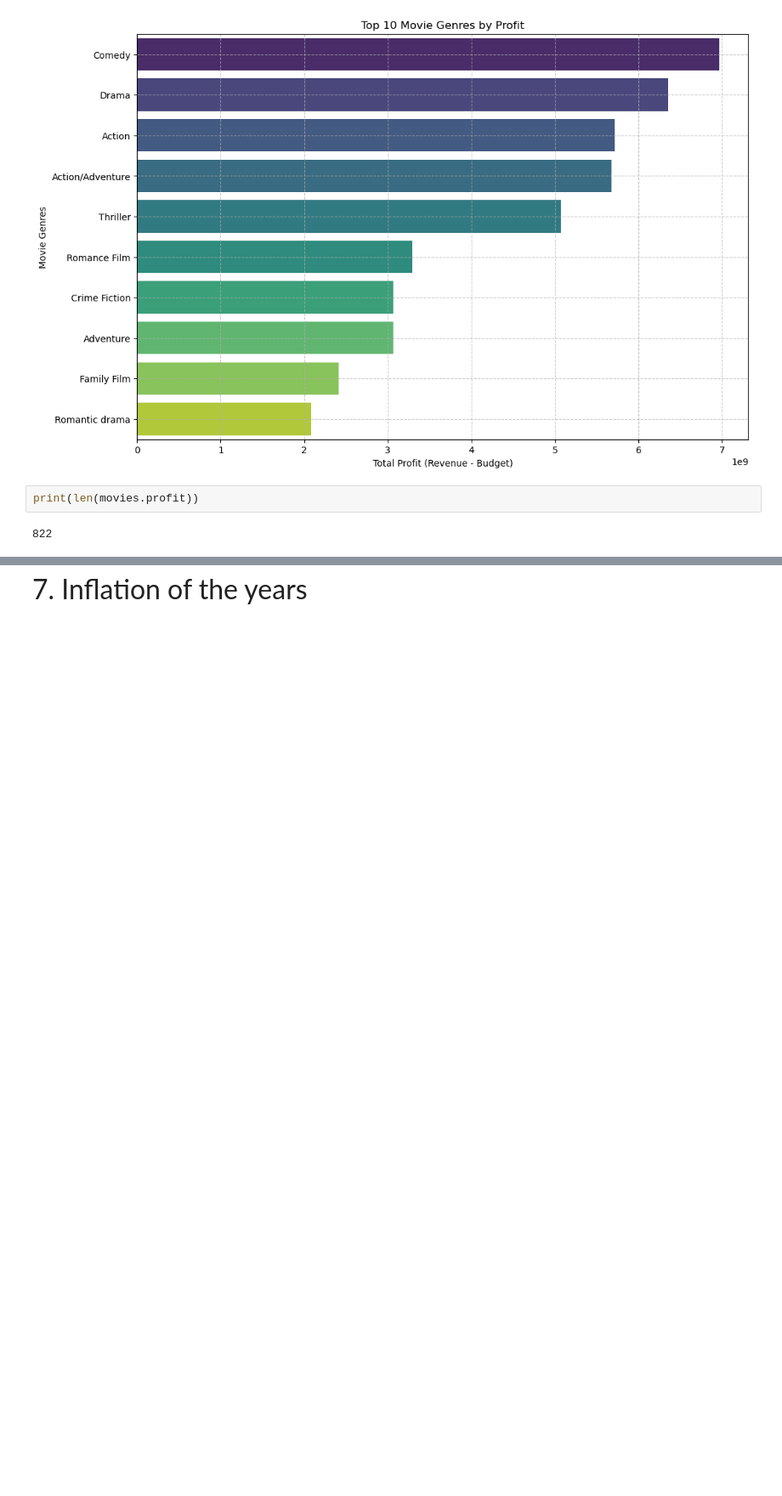
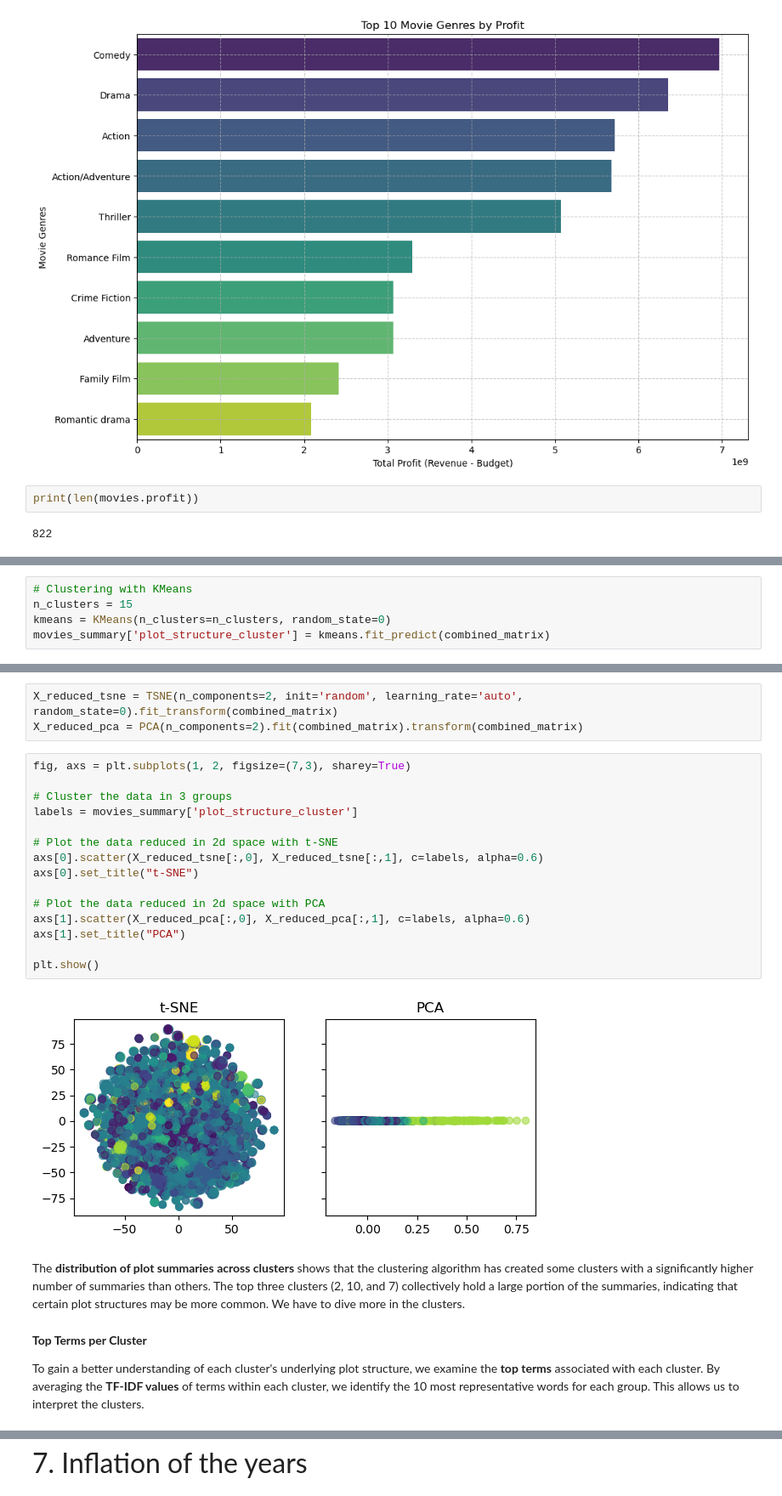
Before and after one commit to arthurEpfl/CMU_MovieCorpus_Data_Analysis, a Jupyter notebook: results.ipynb, the cells around one changed output, grey strips where cells are left out. Shown at 85% size. Drawn from its saved outputs; the diff is of its cells as text; blank space fills up the shorter version.

```diff
--- a/results.ipynb
+++ b/results.ipynb
@@ -438,0 +863,5 @@ print(len(movies.profit))
+# %%
+# Clustering with KMeans
+n_clusters = 15
+kmeans = KMeans(n_clusters=n_clusters, random_state=0)
+movies_summary['plot_structure_cluster'] = kmeans.fit_predict(combined_matrix)
@@ -438,0 +888,26 @@ print(len(movies.profit))
+# %%
+X_reduced_tsne = TSNE(n_components=2, init='random', learning_rate='auto', random_state=0).fit_transform(combined_matrix)
+X_reduced_pca = PCA(n_components=2).fit(combined_matrix).transform(combined_matrix)
+# %%
+fig, axs = plt.subplots(1, 2, figsize=(7,3), sharey=True)
+
+# Cluster the data in 3 groups
+labels = movies_summary['plot_structure_cluster']
+
+# Plot the data reduced in 2d space with t-SNE
+axs[0].scatter(X_reduced_tsne[:,0], X_reduced_tsne[:,1], c=labels, alpha=0.6)
+axs[0].set_title("t-SNE")
+
+# Plot the data reduced in 2d space with PCA
+axs[1].scatter(X_reduced_pca[:,0], X_reduced_pca[:,1], c=labels, alpha=0.6)
+axs[1].set_title("PCA")
+
+plt.show()
+# %% [output]
+[figure, added]
+# %% [markdown]
+The **distribution of plot summaries across clusters** shows that the clustering algorithm has created some clusters with a significantly higher number of summaries than others. The top three clusters (2, 10, and 7) collectively hold a large portion of the summaries, indicating that certain plot structures may be more common. We have to dive more in the clusters.
+# %% [markdown]
+**Top Terms per Cluster**
+
+To gain a better understanding of each cluster's underlying plot structure, we examine the **top terms** associated with each cluster. By averaging the **TF-IDF values** of terms within each cluster, we identify the 10 most representative words for each group. This allows us to interpret the clusters.
```
Also changed, not shown: parts of 127 cells of this notebook.
